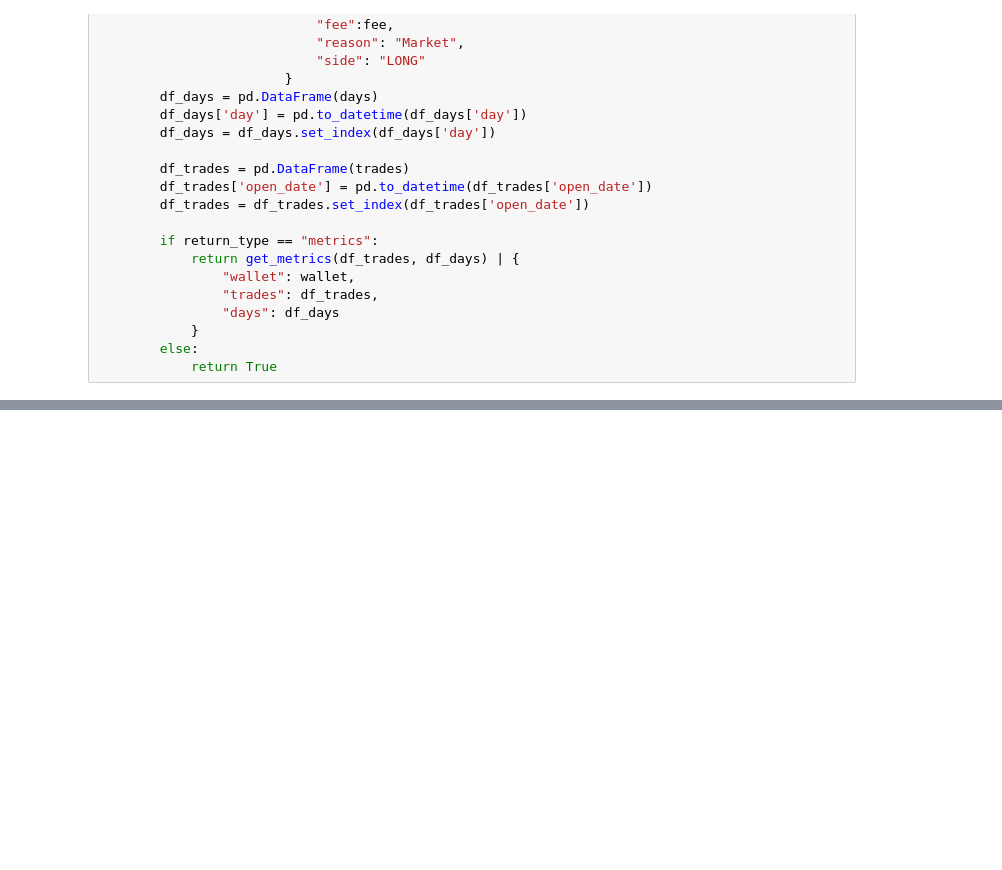
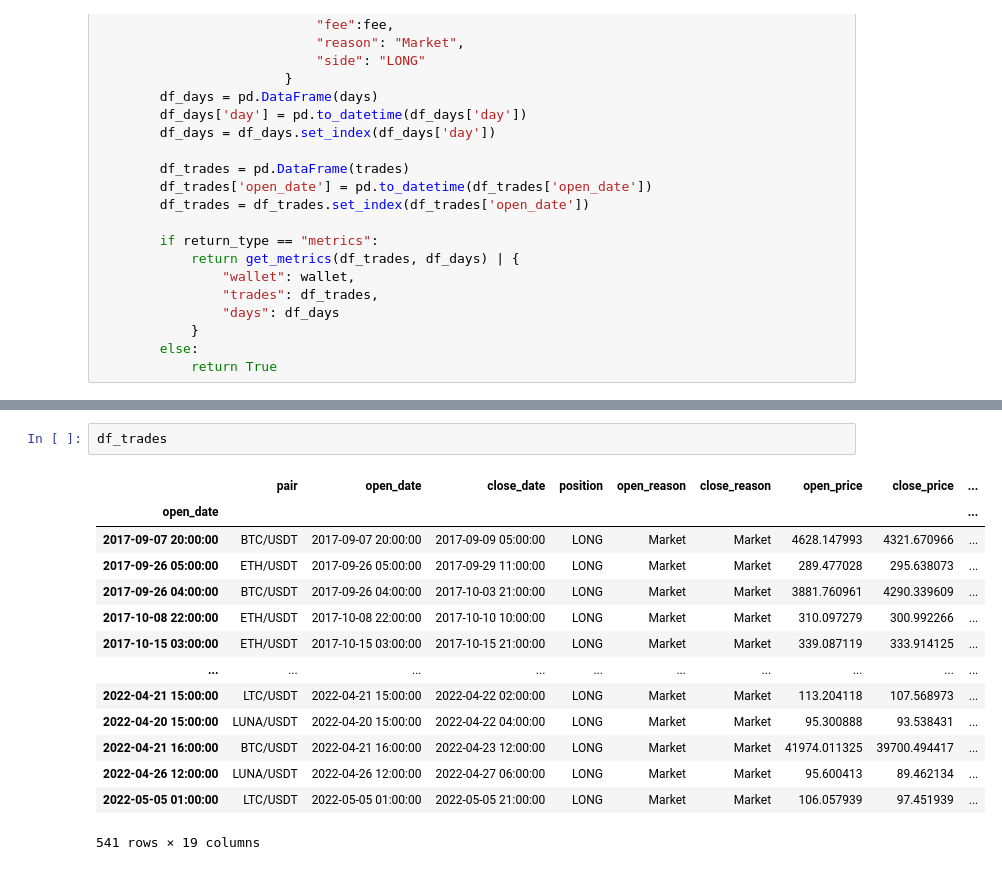
Before and after one commit to CryptoRobotFr/backtest_tools, a Jupyter notebook: backtest/multi_division/super_reversal.ipynb, the cells around one changed output, grey strips where cells are left out. Cells and saved outputs as stored; diff of their text form; blank space fills up the shorter version.

```diff
--- a/backtest/multi_division/super_reversal.ipynb
+++ b/backtest/multi_division/super_reversal.ipynb
@@ -313,3 +313,20 @@ Total trades on the period: 607
+# %%
+df_trades
+# %% [output]
+|  | pair | open_date | close_date | position | open_reason | close_reason | open_price | close_price | ... |
+| open_date |  |  |  |  |  |  |  |  | ... |
+| 2017-09-07 20:00:00 | BTC/USDT | 2017-09-07 20:00:00 | 2017-09-09 05:00:00 | LONG | Market | Market | 4628.147993 | 4321.670966 | ... |
+| 2017-09-26 05:00:00 | ETH/USDT | 2017-09-26 05:00:00 | 2017-09-29 11:00:00 | LONG | Market | Market | 289.477028 | 295.638073 | ... |
+| 2017-09-26 04:00:00 | BTC/USDT | 2017-09-26 04:00:00 | 2017-10-03 21:00:00 | LONG | Market | Market | 3881.760961 | 4290.339609 | ... |
+| 2017-10-08 22:00:00 | ETH/USDT | 2017-10-08 22:00:00 | 2017-10-10 10:00:00 | LONG | Market | Market | 310.097279 | 300.992266 | ... |
+| 2017-10-15 03:00:00 | ETH/USDT | 2017-10-15 03:00:00 | 2017-10-15 21:00:00 | LONG | Market | Market | 339.087119 | 333.914125 | ... |
+| ... | ... | ... | ... | ... | ... | ... | ... | ... | ... |
+| 2022-04-21 15:00:00 | LTC/USDT | 2022-04-21 15:00:00 | 2022-04-22 02:00:00 | LONG | Market | Market | 113.204118 | 107.568973 | ... |
+| 2022-04-20 15:00:00 | LUNA/USDT | 2022-04-20 15:00:00 | 2022-04-22 04:00:00 | LONG | Market | Market | 95.300888 | 93.538431 | ... |
+| 2022-04-21 16:00:00 | BTC/USDT | 2022-04-21 16:00:00 | 2022-04-23 12:00:00 | LONG | Market | Market | 41974.011325 | 39700.494417 | ... |
+| 2022-04-26 12:00:00 | LUNA/USDT | 2022-04-26 12:00:00 | 2022-04-27 06:00:00 | LONG | Market | Market | 95.600413 | 89.462134 | ... |
+| 2022-05-05 01:00:00 | LTC/USDT | 2022-05-05 01:00:00 | 2022-05-05 21:00:00 | LONG | Market | Market | 106.057939 | 97.451939 | ... |
+541 rows × 19 columns
 # %%
 plot_bar_by_month(df_days=df_days)
 # %% [output]
```
Also changed, not shown: parts of 3 cells of this notebook.
